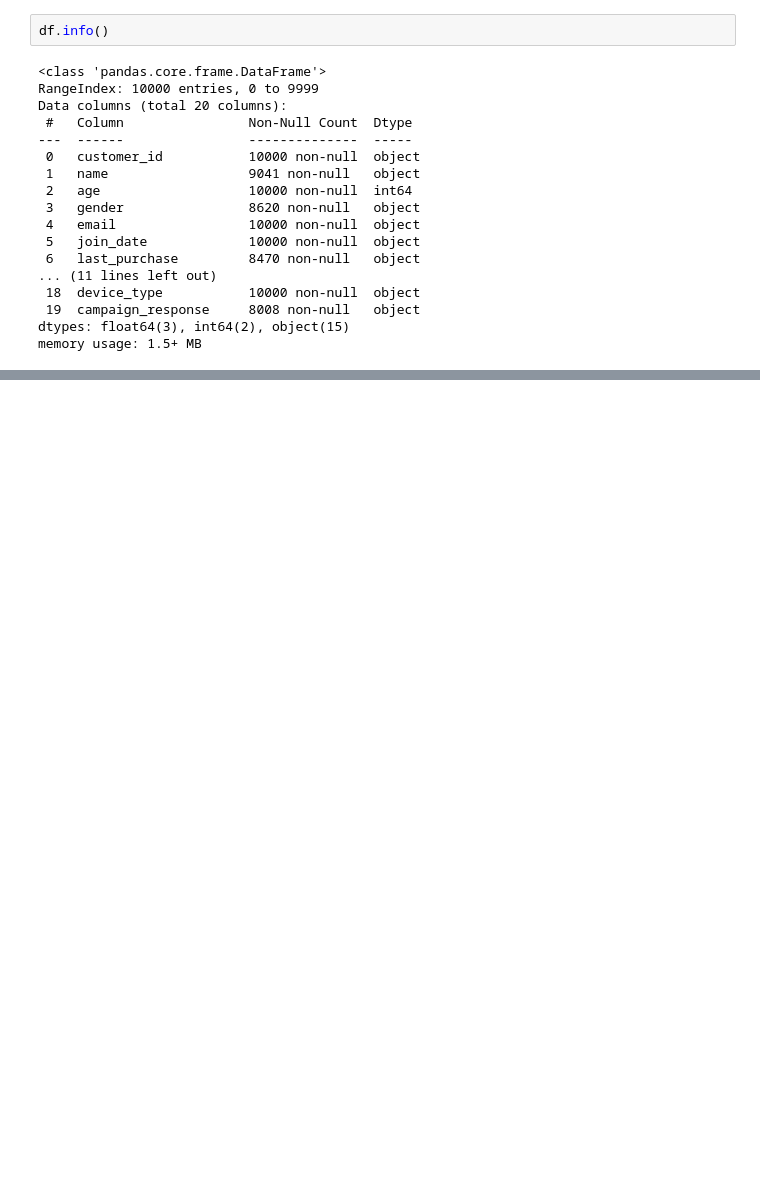
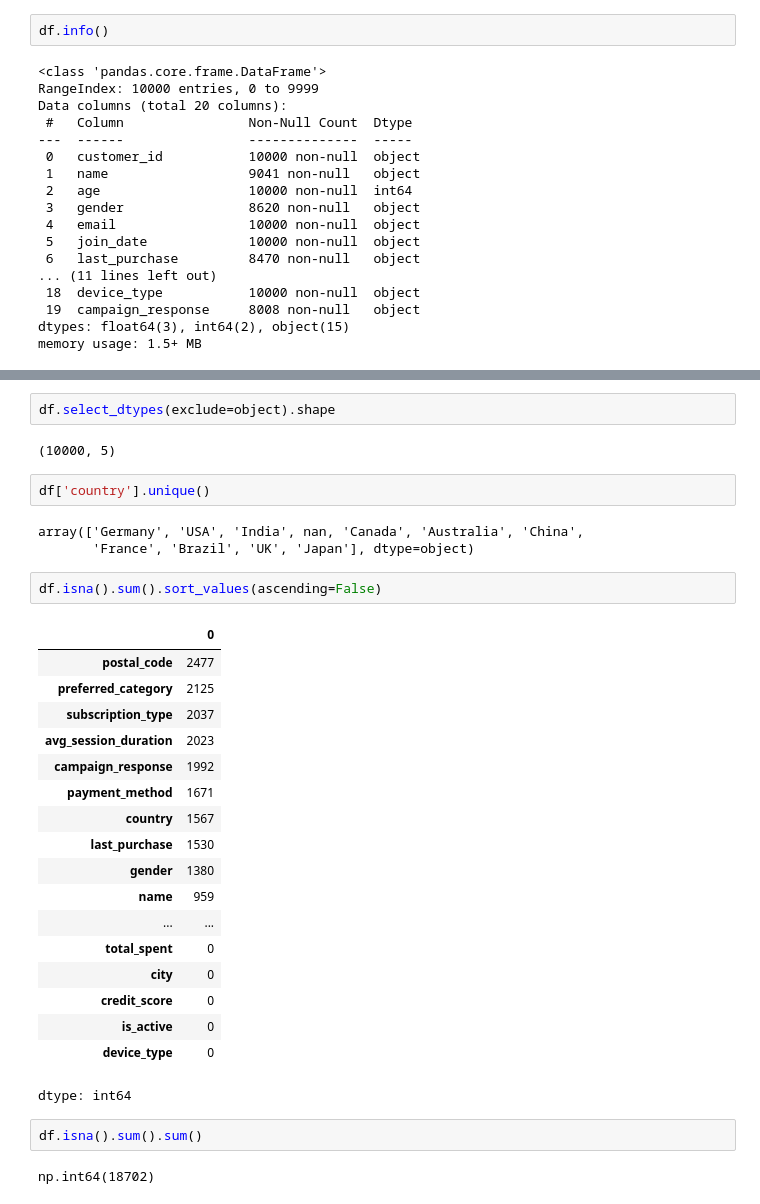
Before and after one commit to OjasRaj/Machine-Learning-Practice, a Jupyter notebook: OPPE_1_Practice.ipynb, the cells around one changed output, grey strips where cells are left out. Drawn from its saved outputs; the diff is of its cells as text; blank space fills up the shorter version.

```diff
--- a/OPPE_1_Practice.ipynb
+++ b/OPPE_1_Practice.ipynb
@@ -34,0 +43,34 @@ memory usage: 1.5+ MB
+# %%
+df.select_dtypes(exclude=object).shape
+# %% [output]
+(10000, 5)
+# %%
+df['country'].unique()
+# %% [output]
+array(['Germany', 'USA', 'India', nan, 'Canada', 'Australia', 'China',
+       'France', 'Brazil', 'UK', 'Japan'], dtype=object)
+# %%
+df.isna().sum().sort_values(ascending=False)
+# %% [output]
+|  | 0 |
+| postal_code | 2477 |
+| preferred_category | 2125 |
+| subscription_type | 2037 |
+| avg_session_duration | 2023 |
+| campaign_response | 1992 |
+| payment_method | 1671 |
+| country | 1567 |
+| last_purchase | 1530 |
+| gender | 1380 |
+| name | 959 |
+| ... | ... |
+| total_spent | 0 |
+| city | 0 |
+| credit_score | 0 |
+| is_active | 0 |
+| device_type | 0 |
+dtype: int64
+# %%
+df.isna().sum().sum()
+# %% [output]
+np.int64(18702)
```
Also changed, not shown: parts of 3 cells of this notebook.
